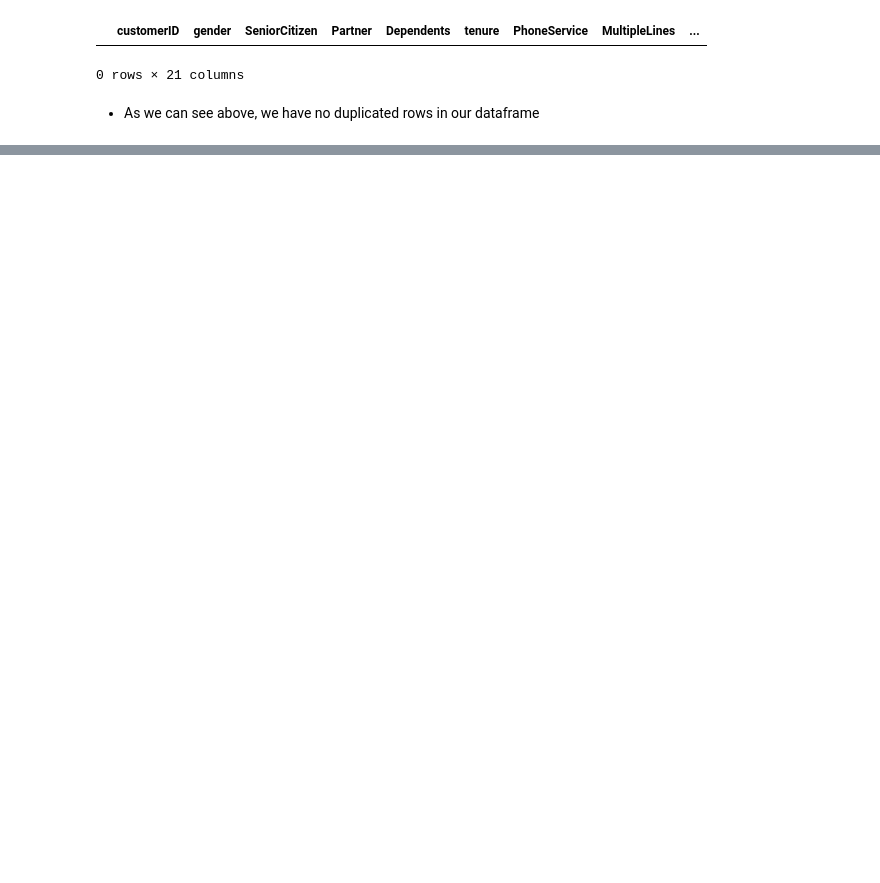
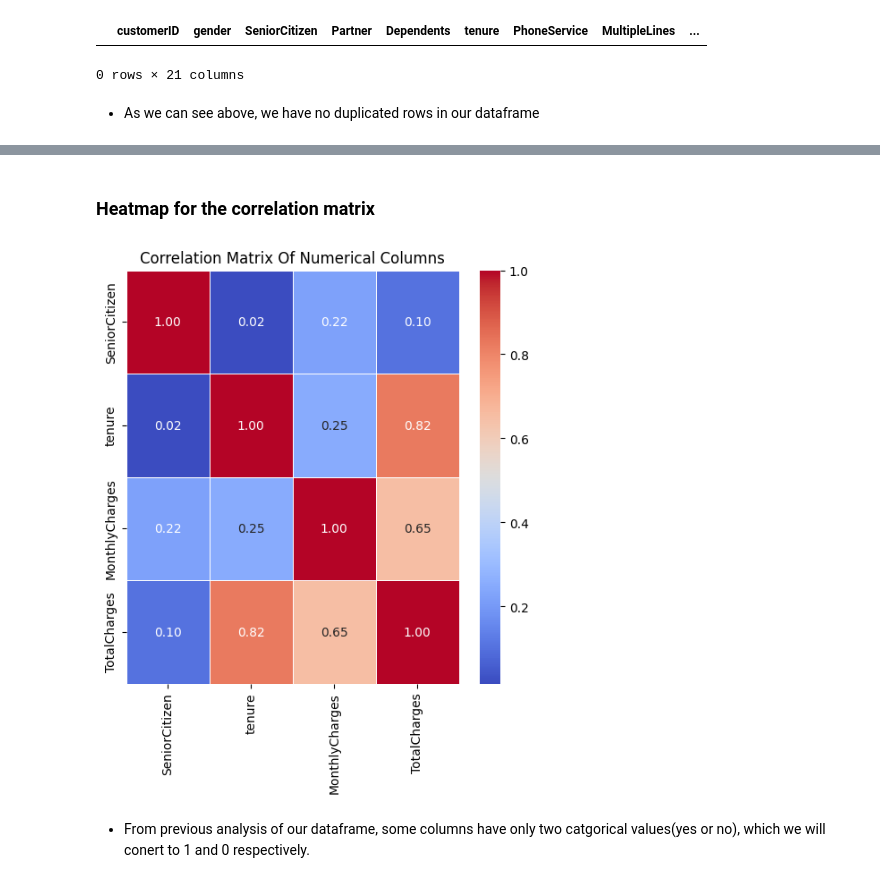
Before and after one commit to Dan-njuguna/telco_customer_churn, a Jupyter notebook: customer_churn.ipynb, the cells around one changed output, grey strips where cells are left out. Saved outputs shown, nothing was run; the diff lists cells and outputs as text; code cells hidden in the pictures; blank space fills up the shorter version.

```diff
--- a/customer_churn.ipynb
+++ b/customer_churn.ipynb
@@ -303,0 +311,12 @@ df = df.drop_duplicates()
+# %% [markdown]
+### Heatmap for the correlation matrix
+# %%
+# Plotting a heatmap
+plt.figure(figsize=(6, 6))
+sns.heatmap(num_cols.corr(), annot=True, cmap="coolwarm",fmt=".2f", linewidths=0.5)
+plt.title("Correlation Matrix Of Numerical Columns")
+plt.show()
+# %% [output]
+[figure, added]
+# %% [markdown]
+- From previous analysis of our dataframe, some columns have only two catgorical values(yes or no), which we will conert to 1 and 0 respectively.
```
Also changed, not shown: parts of 31 cells of this notebook.
